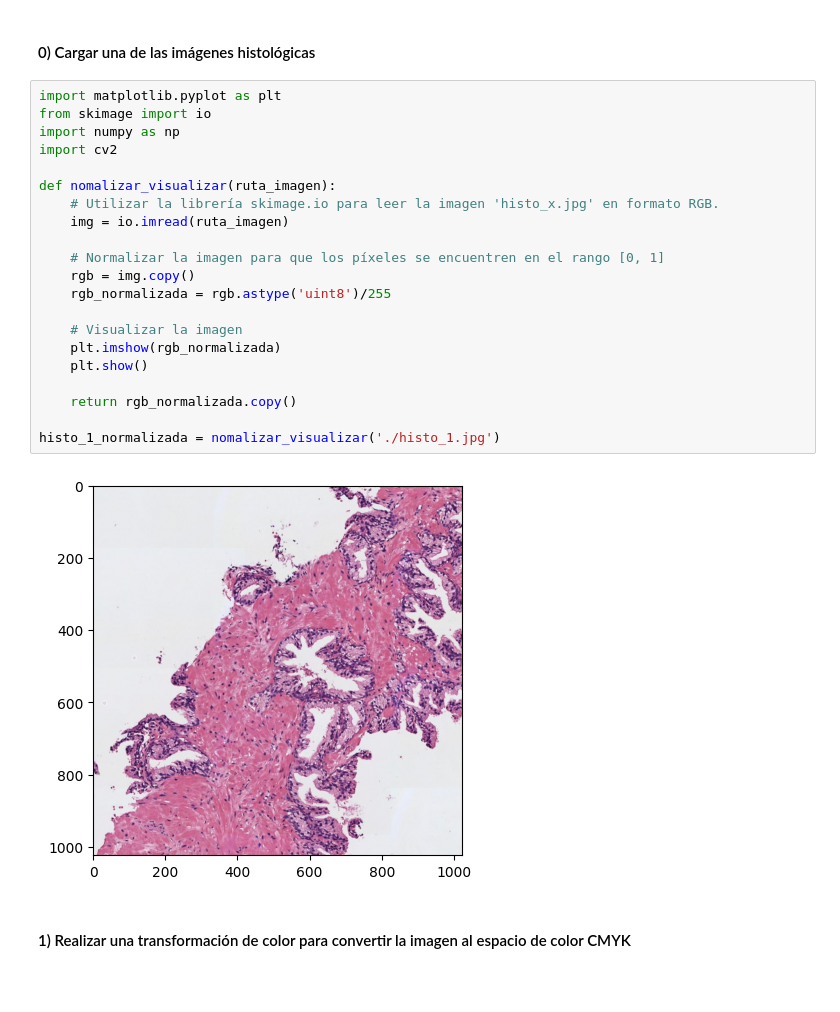
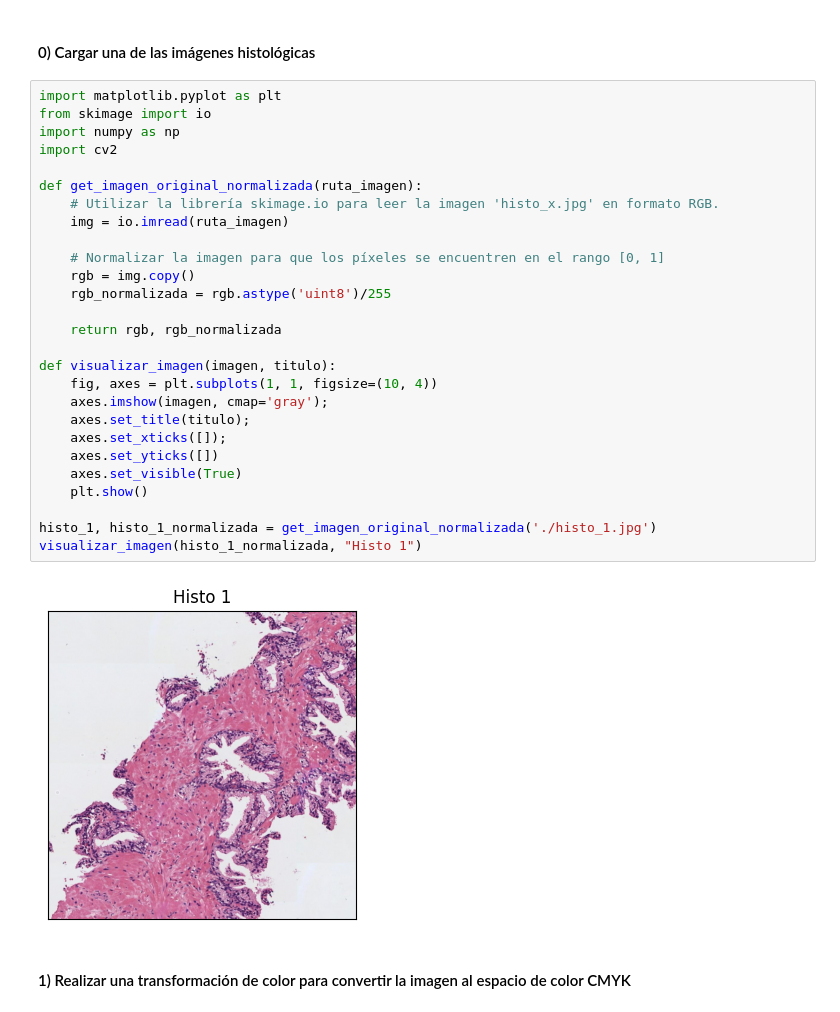
Before and after one commit to cedaniel200/viu-aprendizaje-supervisado, a Jupyter notebook: actividades/Actividad_Computer_Vision_C1_MenesesGuevara_CesarDaniel.ipynb, the cells around one changed output. Saved outputs shown, nothing was run; the diff lists cells and outputs as text; blank space fills up the shorter version.

```diff
--- a/actividades/Actividad_Computer_Vision_C1_MenesesGuevara_CesarDaniel.ipynb
+++ b/actividades/Actividad_Computer_Vision_C1_MenesesGuevara_CesarDaniel.ipynb
@@ -5,26 +5,32 @@
 # %%
 import matplotlib.pyplot as plt
 from skimage import io
 import numpy as np
 import cv2
 
-def nomalizar_visualizar(ruta_imagen):
+def get_imagen_original_normalizada(ruta_imagen):
     # Utilizar la librería skimage.io para leer la imagen 'histo_x.jpg' en formato RGB.
     img = io.imread(ruta_imagen)
 
     # Normalizar la imagen para que los píxeles se encuentren en el rango [0, 1]
     rgb = img.copy()
     rgb_normalizada = rgb.astype('uint8')/255
 
-    # Visualizar la imagen
-    plt.imshow(rgb_normalizada)
+    return rgb, rgb_normalizada
+
+def visualizar_imagen(imagen, titulo):
+    fig, axes = plt.subplots(1, 1, figsize=(10, 4))
+    axes.imshow(imagen, cmap='gray');
+    axes.set_title(titulo);
+    axes.set_xticks([]);
+    axes.set_yticks([])
+    axes.set_visible(True)
     plt.show()
 
-    return rgb_normalizada.copy()
-
-histo_1_normalizada = nomalizar_visualizar('./histo_1.jpg')
+histo_1, histo_1_normalizada = get_imagen_original_normalizada('./histo_1.jpg')
+visualizar_imagen(histo_1_normalizada, "Histo 1")
 # %% [output]
-[figure, old version]
+[figure, new version]
 # %% [markdown]
 #### 1) Realizar una transformación de color para convertir la imagen al espacio de color CMYK
 # %%
```
Also changed, not shown: parts of 20 cells of this notebook, 1 other file.
